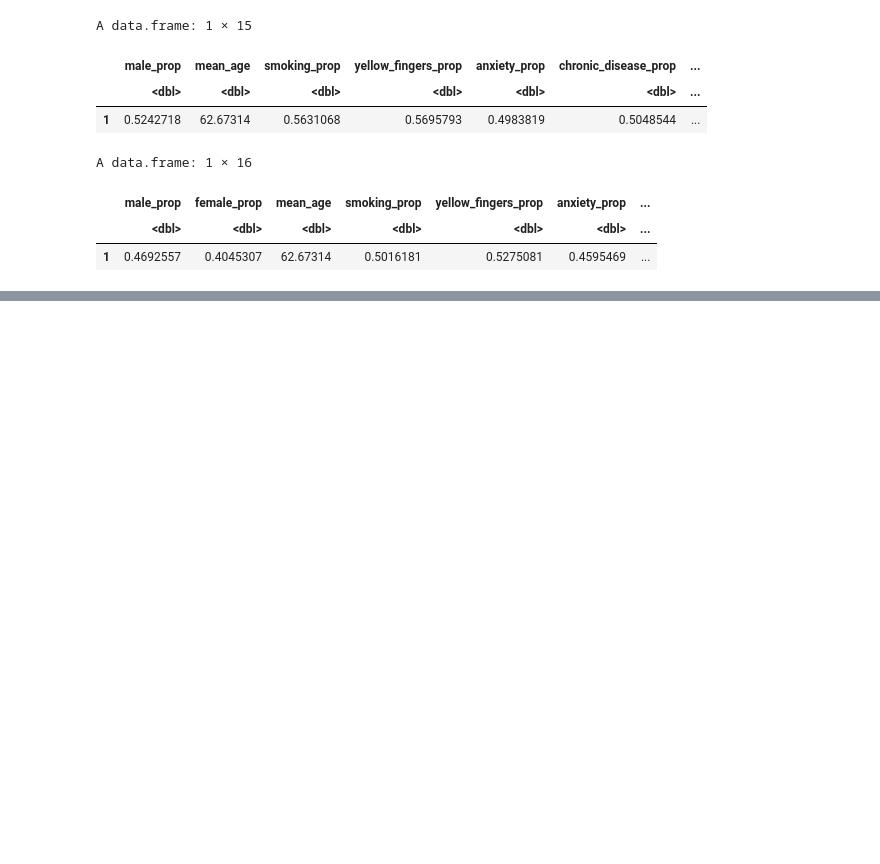
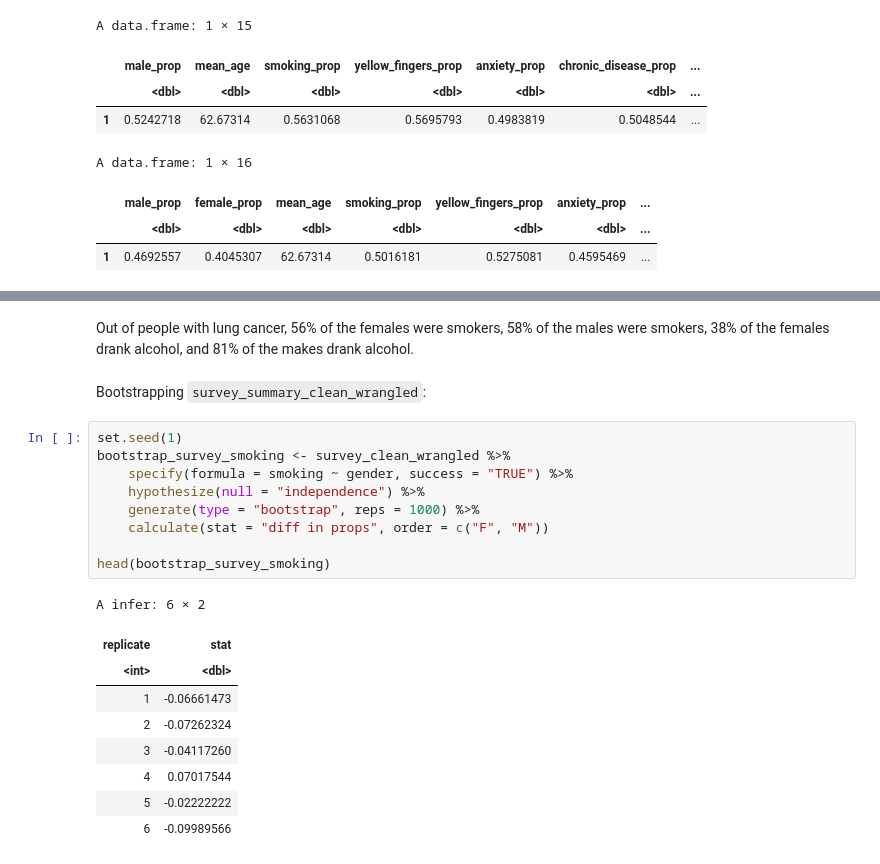
Before and after one commit to Herman-Liao/stat-201-group-project, a Jupyter notebook: Untitled.ipynb, the cells around one changed output, grey strips where cells are left out. Cells and saved outputs as stored; diff of their text form; blank space fills up the shorter version.

````diff
--- a/Untitled.ipynb
+++ b/Untitled.ipynb
@@ -127,0 +157,23 @@ A data.frame: 1 × 16
+# %% [markdown]
+Out of people with lung cancer, 56% of the females were smokers, 58% of the males were smokers, 38% of the females drank alcohol, and 81% of the makes drank alcohol.
+# %% [markdown]
+Bootstrapping ```survey_summary_clean_wrangled```:
+# %%
+set.seed(1)
+bootstrap_survey_smoking <- survey_clean_wrangled %>%
+    specify(formula = smoking ~ gender, success = "TRUE") %>%
+    hypothesize(null = "independence") %>%
+    generate(type = "bootstrap", reps = 1000) %>%
+    calculate(stat = "diff in props", order = c("F", "M"))
+
+head(bootstrap_survey_smoking)
+# %% [output]
+A infer: 6 × 2
+| replicate | stat |
+| <int> | <dbl> |
+| 1 | -0.06661473 |
+| 2 | -0.07262324 |
+| 3 | -0.04117260 |
+| 4 | 0.07017544 |
+| 5 | -0.02222222 |
+| 6 | -0.09989566 |
````
Also changed, not shown: parts of 5 cells of this notebook.
